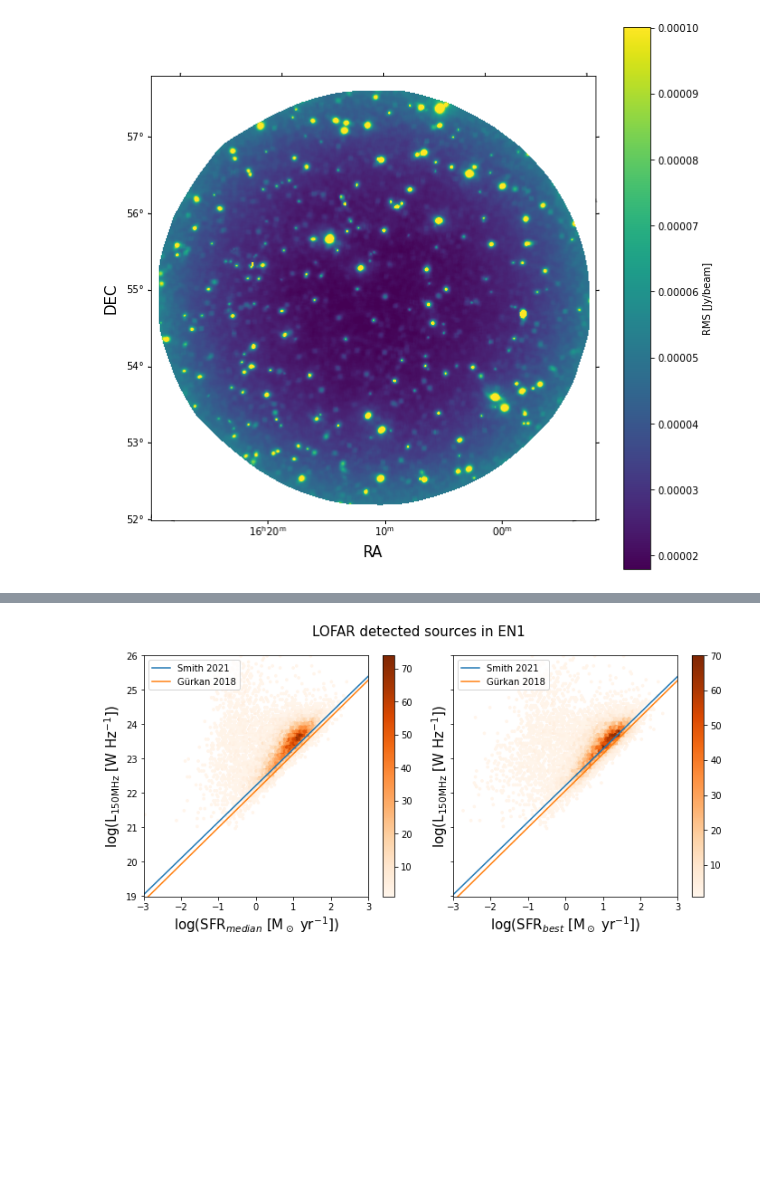
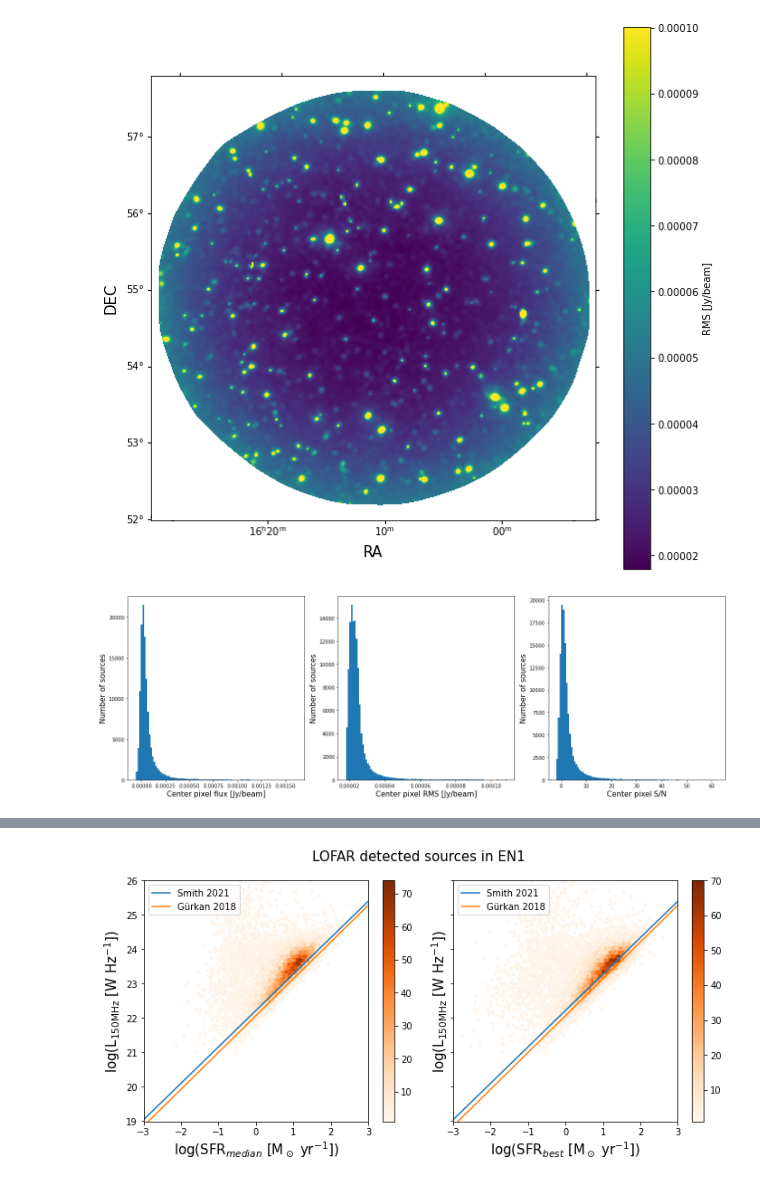
Before and after one commit to Bruno-Rodriguez/quiescent-galaxy, a Jupyter notebook: Magphys-LOFAR-SFR-test-EN1.ipynb, the cells around one changed output, grey strips where cells are left out. Saved outputs shown, nothing was run; the diff lists cells and outputs as text; code cells hidden in the pictures; blank space fills up the shorter version.

```diff
--- a/Magphys-LOFAR-SFR-test-EN1.ipynb
+++ b/Magphys-LOFAR-SFR-test-EN1.ipynb
@@ -325,14 +325,33 @@ plt.show()
 [figure]
 [figure]
 # %%
-def get_pix_flux(ra,dec):
+def get_pix_value(ra,dec,image,wcs):
         world_coords = [ra,dec]                                 # world coordinates
-        pixel_coords = w_lofar.all_world2pix([world_coords], 0) # pixel coordinates
+        pixel_coords = wcs.all_world2pix([world_coords], 0) # pixel coordinates
         position = (pixel_coords[0][0],pixel_coords[0][1])      # position to create cutout
         size = (1,1)                                            # cutout size in pixels
         #print(position)
-        cutout = Cutout2D(imdata_lofar, position, size, mode='partial')
+        cutout = Cutout2D(image, position, size, mode='partial')
 
         return cutout.data[0][0]
 # %%
-table['pix_flux'] = [get_pix_flux(ra,dec) for ra,dec in zip(table.loc[:,'RA_1'],table.loc[:,'DEC_1'])]
+table['pix_flux'] = [get_pix_value(ra,dec,imdata_lofar,w_lofar) for ra,dec in zip(table.loc[:,'RA_1'],table.loc[:,'DEC_1'])]
+# %%
+table['pix_rms'] = [get_pix_value(ra,dec,rmsdata_lofar,w_lofar1) for ra,dec in zip(table.loc[:,'RA_1'],table.loc[:,'DEC_1'])]
+# %%
+table['pix_StN'] = table['pix_flux']/table['pix_rms']
+# %%
+fig, ax = plt.subplots(1,3,figsize=(18,6))
+ax[0].hist(table.loc[(table['pix_flux']>np.percentile(table['pix_flux'],0.5))&(table['pix_flux']<np.percentile(table['pix_flux'],99.5)),'pix_flux'],bins=100)
+ax[0].set_xlabel('Center pixel flux [Jy/beam]',size=15)
+ax[0].set_ylabel('Number of sources',size=15)
+ax[1].hist(table.loc[(table['pix_rms']>np.percentile(table['pix_rms'],0.5))&(table['pix_rms']<np.percentile(table['pix_rms'],99.5)),'pix_rms'],bins=100)
+ax[1].set_xlabel('Center pixel RMS [Jy/beam]',size=15)
+ax[1].set_ylabel('Number of sources',size=15)
+ax[2].hist(table.loc[(table['pix_StN']>np.percentile(table['pix_StN'],0.5))&(table['pix_StN']<np.percentile(table['pix_StN'],99.5)),'pix_StN'],bins=100)
+ax[2].set_xlabel('Center pixel S/N',size=15)
+ax[2].set_ylabel('Number of sources',size=15)
+fig.tight_layout()
+plt.show()
+# %% [output]
+[figure, added]
```
Also changed, not shown: parts of 3 cells of this notebook, 2 other files.
